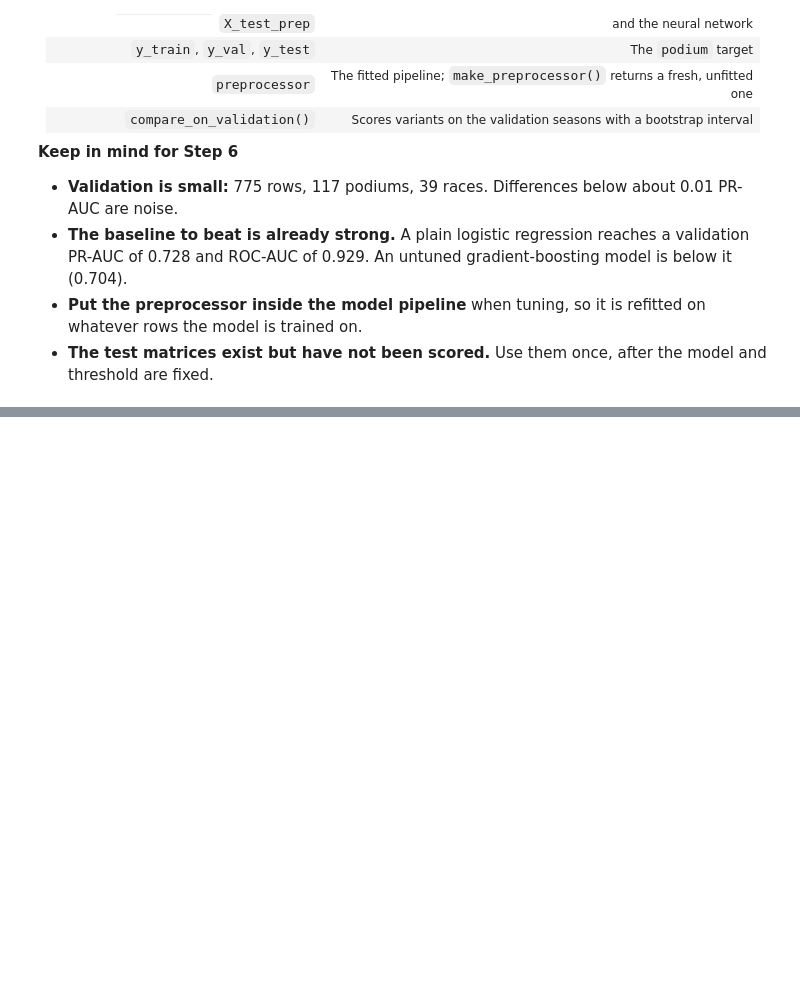
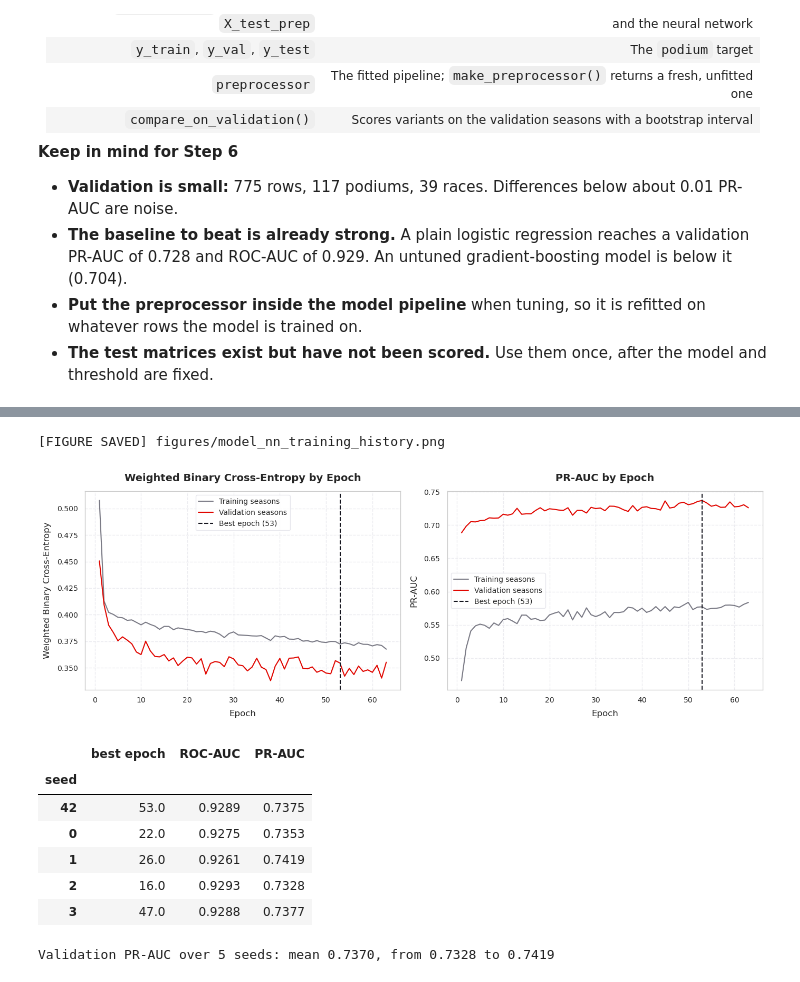
Before and after one commit to Abdel-RahmanIII/Formula-1, a Jupyter notebook: formula-1.ipynb, the cells around one changed output, grey strips where cells are left out. Cells and saved outputs as stored; diff of their text form; code cells hidden in the pictures; blank space fills up the shorter version.

```diff
--- a/formula-1.ipynb
+++ b/formula-1.ipynb
@@ -2729,0 +3039,20 @@ print(f"[STEP 5 COMPLETE] Preprocessor fitted on {len(X_train):,} training rows;
+# %%
+# Task 25.2: compare eight architectures on validation
+NN_CANDIDATES: List[dict] = [{"units": units, "dropout": dropout}
+                             for units in [(32,), (64,), (32, 16), (64, 32)] for dropout in [0.2, 0.4]]
+
+nn_rows = []
+for config in NN_CANDIDATES:
+    model, history = fit_neural_net(**config)
+    nn_rows.append({"hidden layers": " → ".join(str(n) for n in config["units"]), "dropout": config["dropout"],
+                    "parameters": model.count_params(), "epochs run": len(history),
+                    "best epoch": int(history["val_pr_auc"].idxmax()) + 1,
+                    "train PR-AUC": average_precision_score(y_train, neural_net_scores(model, X_train)),
+                    "val PR-AUC": average_precision_score(y_val, neural_net_scores(model, X_val))})
+nn_search = pd.DataFrame(nn_rows)
+display(nn_search.sort_values("val PR-AUC", ascending=False).round(4))
+
+NN_CONFIG: dict = NN_CANDIDATES[int(nn_search["val PR-AUC"].idxmax())]
+neural_net, nn_history = fit_neural_net(**NN_CONFIG)
+print(f"Chosen: {NN_CONFIG}")
+register_model(NEURAL_NET, lambda X: neural_net_scores(neural_net, X))
@@ -2729,0 +3071,34 @@ print(f"[STEP 5 COMPLETE] Preprocessor fitted on {len(X_train):,} training rows;
+# %%
+# Task 25.3: training history of the chosen network, and how much the result moves with the random seed
+best_epoch = int(nn_history["val_pr_auc"].idxmax()) + 1
+epochs = nn_history.index + 1
+fig, axes = plt.subplots(1, 2, figsize=(14, 5))
+for ax, (train_col, val_col, label) in zip(axes, [("loss", "val_loss", "Weighted Binary Cross-Entropy"), ("pr_auc", "val_pr_auc", "PR-AUC")]):
+    ax.plot(epochs, nn_history[train_col], color=F1_PALETTE["gray"], label="Training seasons")
+    ax.plot(epochs, nn_history[val_col], color=F1_PALETTE["crimson"], label="Validation seasons")
+    ax.axvline(best_epoch, color=F1_PALETTE["dark"], linestyle="--", label=f"Best epoch ({best_epoch})")
+    ax.set(title=f"{label} by Epoch", xlabel="Epoch", ylabel=label)
+    ax.legend()
+save_fig("model_nn_training_history")
+plt.show()
+
+NN_SEEDS: List[int] = [RANDOM_SEED, 0, 1, 2, 3]
+seed_rows = {}
+for seed in NN_SEEDS:
+    model, history = (neural_net, nn_history) if seed == RANDOM_SEED else fit_neural_net(seed=seed, **NN_CONFIG)
+    seed_rows[seed] = {"best epoch": int(history["val_pr_auc"].idxmax()) + 1, **ranking_metrics(y_val, neural_net_scores(model, X_val))}
+nn_seed_spread = pd.DataFrame(seed_rows).T.rename_axis("seed")
+display(nn_seed_spread.round(4))
+print(f"Validation PR-AUC over {len(NN_SEEDS)} seeds: mean {nn_seed_spread['PR-AUC'].mean():.4f}, "
+      f"from {nn_seed_spread['PR-AUC'].min():.4f} to {nn_seed_spread['PR-AUC'].max():.4f}")
+# %% [output]
+[FIGURE SAVED] figures/model_nn_training_history.png
+[figure, added]
+|  | best epoch | ROC-AUC | PR-AUC |
+| seed |  |  |  |
+| 42 | 53.0 | 0.9289 | 0.7375 |
+| 0 | 22.0 | 0.9275 | 0.7353 |
+| 1 | 26.0 | 0.9261 | 0.7419 |
+| 2 | 16.0 | 0.9293 | 0.7328 |
+| 3 | 47.0 | 0.9288 | 0.7377 |
+Validation PR-AUC over 5 seeds: mean 0.7370, from 0.7328 to 0.7419
```
Also changed, not shown: parts of 35 cells of this notebook, 6 other files.
